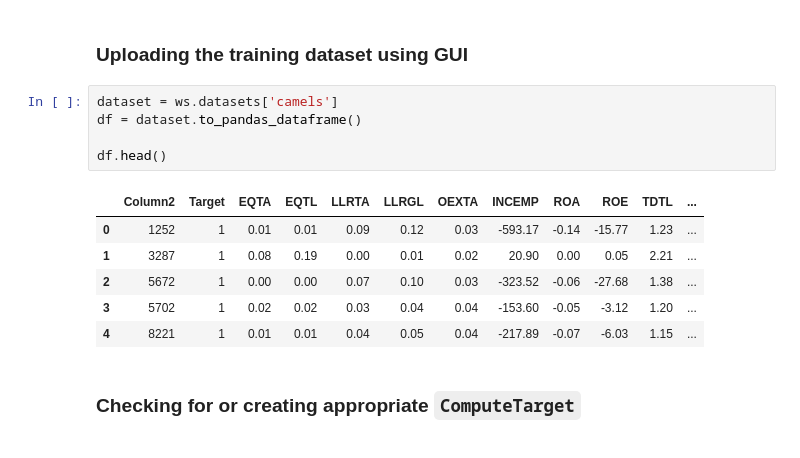
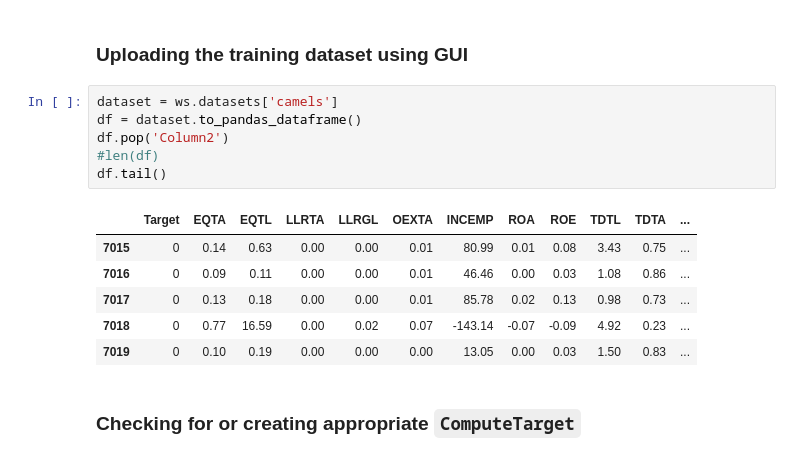
Before and after one commit to allaccountstaken/improving-risk-profile-classification, a Jupyter notebook: automl.ipynb, the cells around one changed output. Cells and saved outputs as stored; diff of their text form.

```diff
--- a/automl.ipynb
+++ b/automl.ipynb
@@ -52,15 +51,16 @@ Resource group: final-rgp
 # %%
 dataset = ws.datasets['camels']
 df = dataset.to_pandas_dataframe()
-
-df.head()
+df.pop('Column2')
+#len(df)
+df.tail()
 # %% [output]
-|  | Column2 | Target | EQTA | EQTL | LLRTA | LLRGL | OEXTA | INCEMP | ROA | ROE | TDTL | ... |
-| 0 | 1252 | 1 | 0.01 | 0.01 | 0.09 | 0.12 | 0.03 | -593.17 | -0.14 | -15.77 | 1.23 | ... |
-| 1 | 3287 | 1 | 0.08 | 0.19 | 0.00 | 0.01 | 0.02 | 20.90 | 0.00 | 0.05 | 2.21 | ... |
-| 2 | 5672 | 1 | 0.00 | 0.00 | 0.07 | 0.10 | 0.03 | -323.52 | -0.06 | -27.68 | 1.38 | ... |
-| 3 | 5702 | 1 | 0.02 | 0.02 | 0.03 | 0.04 | 0.04 | -153.60 | -0.05 | -3.12 | 1.20 | ... |
-| 4 | 8221 | 1 | 0.01 | 0.01 | 0.04 | 0.05 | 0.04 | -217.89 | -0.07 | -6.03 | 1.15 | ... |
+|  | Target | EQTA | EQTL | LLRTA | LLRGL | OEXTA | INCEMP | ROA | ROE | TDTL | TDTA | ... |
+| 7015 | 0 | 0.14 | 0.63 | 0.00 | 0.00 | 0.01 | 80.99 | 0.01 | 0.08 | 3.43 | 0.75 | ... |
+| 7016 | 0 | 0.09 | 0.11 | 0.00 | 0.00 | 0.01 | 46.46 | 0.00 | 0.03 | 1.08 | 0.86 | ... |
+| 7017 | 0 | 0.13 | 0.18 | 0.00 | 0.00 | 0.01 | 85.78 | 0.02 | 0.13 | 0.98 | 0.73 | ... |
+| 7018 | 0 | 0.77 | 16.59 | 0.00 | 0.02 | 0.07 | -143.14 | -0.07 | -0.09 | 4.92 | 0.23 | ... |
+| 7019 | 0 | 0.10 | 0.19 | 0.00 | 0.00 | 0.00 | 13.05 | 0.00 | 0.03 | 1.50 | 0.83 | ... |
 # %% [markdown]
 ### Checking for or creating appropriate `ComputeTarget`
 # %%
```
Also changed, not shown: parts of 27 cells of this notebook.
